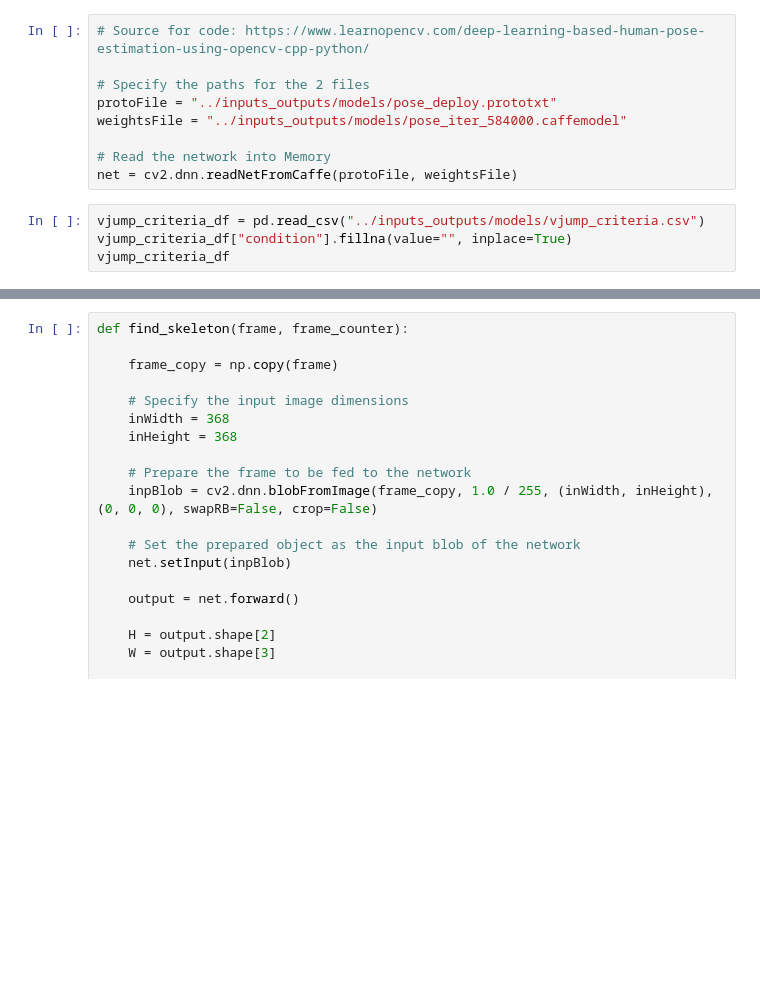
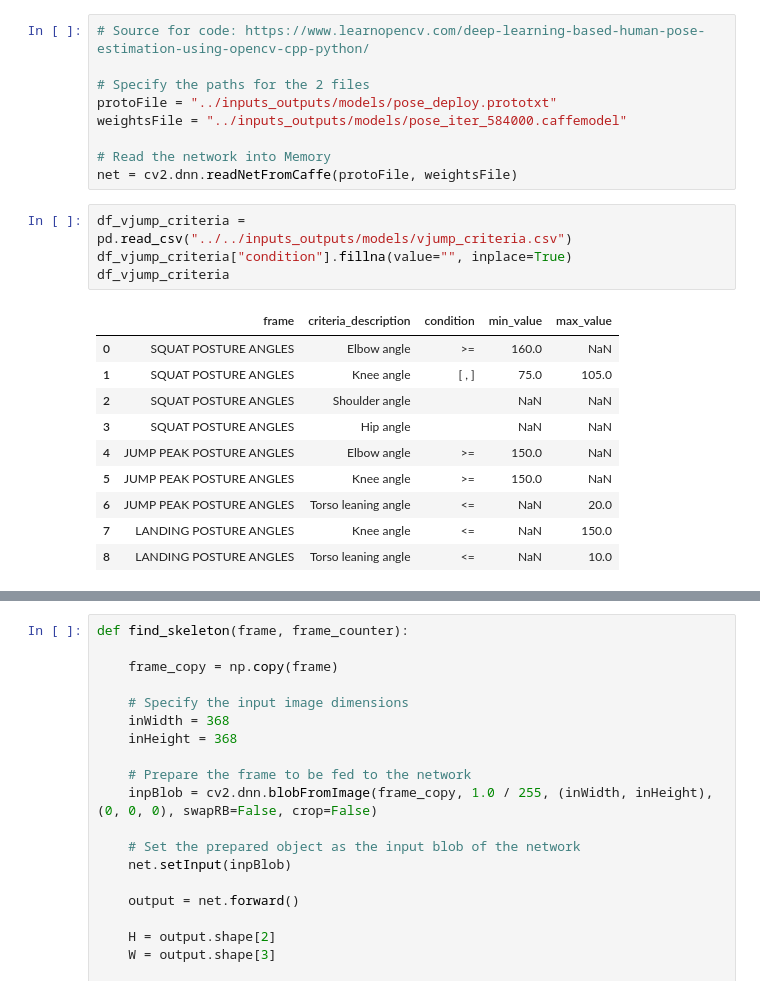
Before and after one commit to 2gauravc/w_yrs_poc1, a Jupyter notebook: code/redundant/trial_1_videos.ipynb, the cells around one changed output, grey strips where cells are left out. Cells and saved outputs as stored; diff of their text form; blank space fills up the shorter version.

```diff
--- a/code/redundant/trial_1_videos.ipynb
+++ b/code/redundant/trial_1_videos.ipynb
@@ -17,6 +17,17 @@ weightsFile = "../inputs_outputs/models/pose_iter_584000.caffemodel"
 # Read the network into Memory
 net = cv2.dnn.readNetFromCaffe(protoFile, weightsFile)
 # %%
-vjump_criteria_df = pd.read_csv("../inputs_outputs/models/vjump_criteria.csv")
-vjump_criteria_df["condition"].fillna(value="", inplace=True)
-vjump_criteria_df
+df_vjump_criteria = pd.read_csv("../../inputs_outputs/models/vjump_criteria.csv")
+df_vjump_criteria["condition"].fillna(value="", inplace=True)
+df_vjump_criteria
+# %% [output]
+|  | frame | criteria_description | condition | min_value | max_value |
+| 0 | SQUAT POSTURE ANGLES | Elbow angle | >= | 160.0 | NaN |
+| 1 | SQUAT POSTURE ANGLES | Knee angle | [ , ] | 75.0 | 105.0 |
+| 2 | SQUAT POSTURE ANGLES | Shoulder angle |  | NaN | NaN |
+| 3 | SQUAT POSTURE ANGLES | Hip angle |  | NaN | NaN |
+| 4 | JUMP PEAK POSTURE ANGLES | Elbow angle | >= | 150.0 | NaN |
+| 5 | JUMP PEAK POSTURE ANGLES | Knee angle | >= | 150.0 | NaN |
+| 6 | JUMP PEAK POSTURE ANGLES | Torso leaning angle | <= | NaN | 20.0 |
+| 7 | LANDING POSTURE ANGLES | Knee angle | <= | NaN | 150.0 |
+| 8 | LANDING POSTURE ANGLES | Torso leaning angle | <= | NaN | 10.0 |
```
Also changed, not shown: parts of 10 cells of this notebook, 15 other files.
